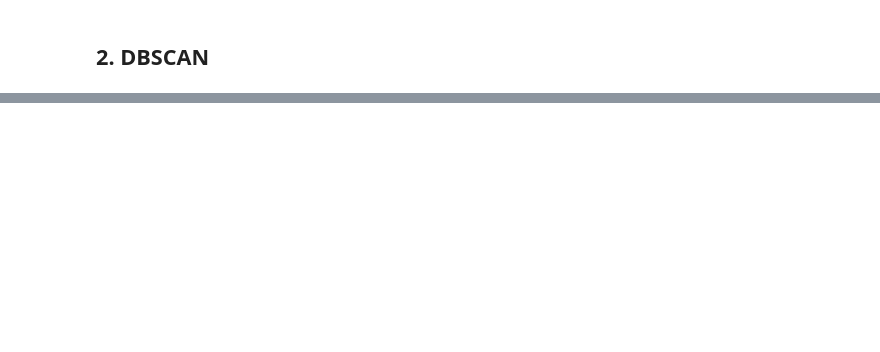
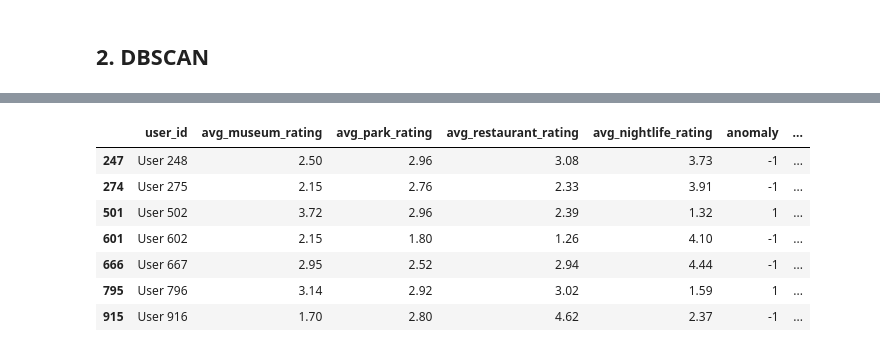
Before and after one commit to Camiloesp/PythonDataScience_UnsupervisedML, a Jupyter notebook: Course Assignment Notebooks/section06_anomaly_detection_assignments.ipynb, the cells around one changed output, grey strips where cells are left out. Saved outputs shown, nothing was run; the diff lists cells and outputs as text; code cells hidden in the pictures; blank space fills up the shorter version.

```diff
--- a/Course Assignment Notebooks/section06_anomaly_detection_assignments.ipynb
+++ b/Course Assignment Notebooks/section06_anomaly_detection_assignments.ipynb
@@ -122,0 +214,11 @@ KeyError: 'anomaly'
+# %%
+df[df['anomaly_dbscan'] == -1]
+# %% [output]
+|  | user_id | avg_museum_rating | avg_park_rating | avg_restaurant_rating | avg_nightlife_rating | anomaly | ... |
+| 247 | User 248 | 2.50 | 2.96 | 3.08 | 3.73 | -1 | ... |
+| 274 | User 275 | 2.15 | 2.76 | 2.33 | 3.91 | -1 | ... |
+| 501 | User 502 | 3.72 | 2.96 | 2.39 | 1.32 | 1 | ... |
+| 601 | User 602 | 2.15 | 1.80 | 1.26 | 4.10 | -1 | ... |
+| 666 | User 667 | 2.95 | 2.52 | 2.94 | 4.44 | -1 | ... |
+| 795 | User 796 | 3.14 | 2.92 | 3.02 | 1.59 | 1 | ... |
+| 915 | User 916 | 1.70 | 2.80 | 4.62 | 2.37 | -1 | ... |
```
Also changed, not shown: parts of 12 cells of this notebook, 1 other file.
